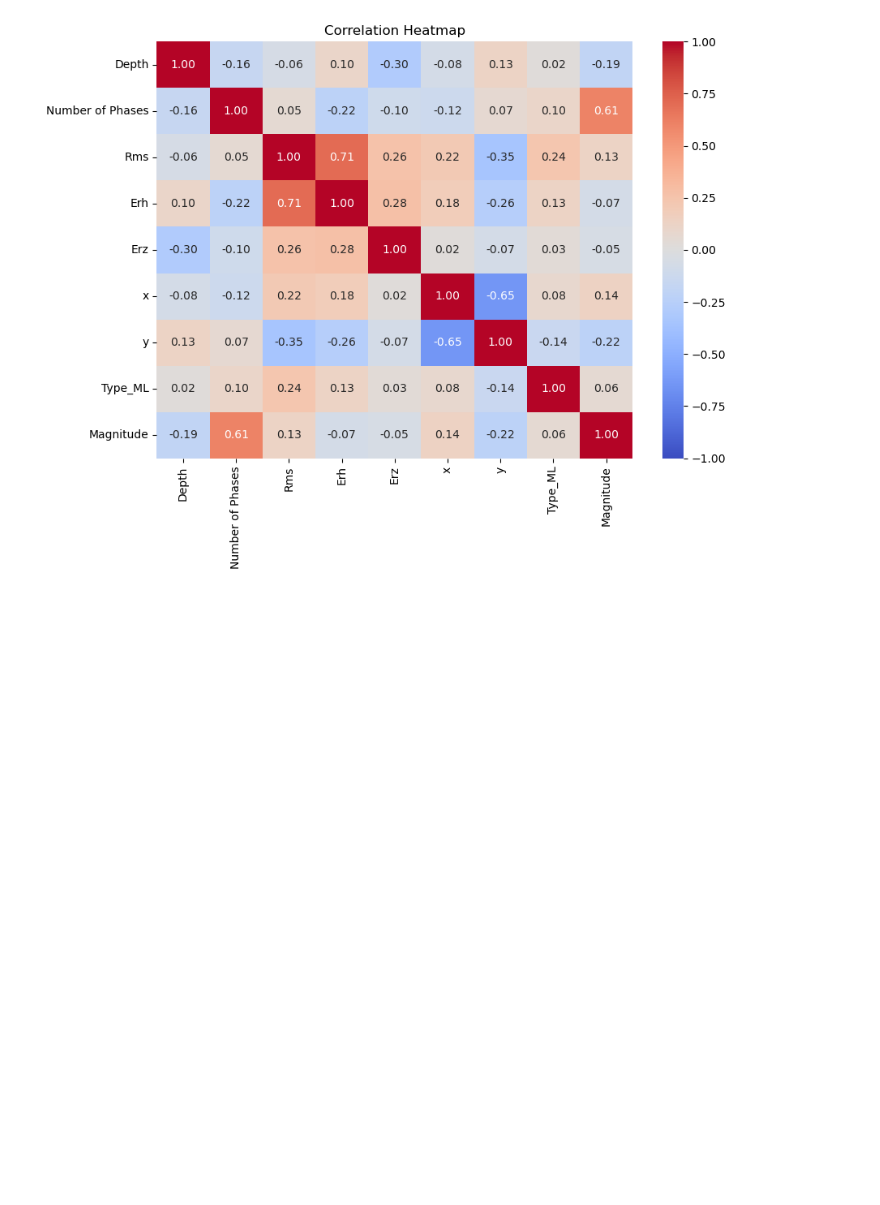
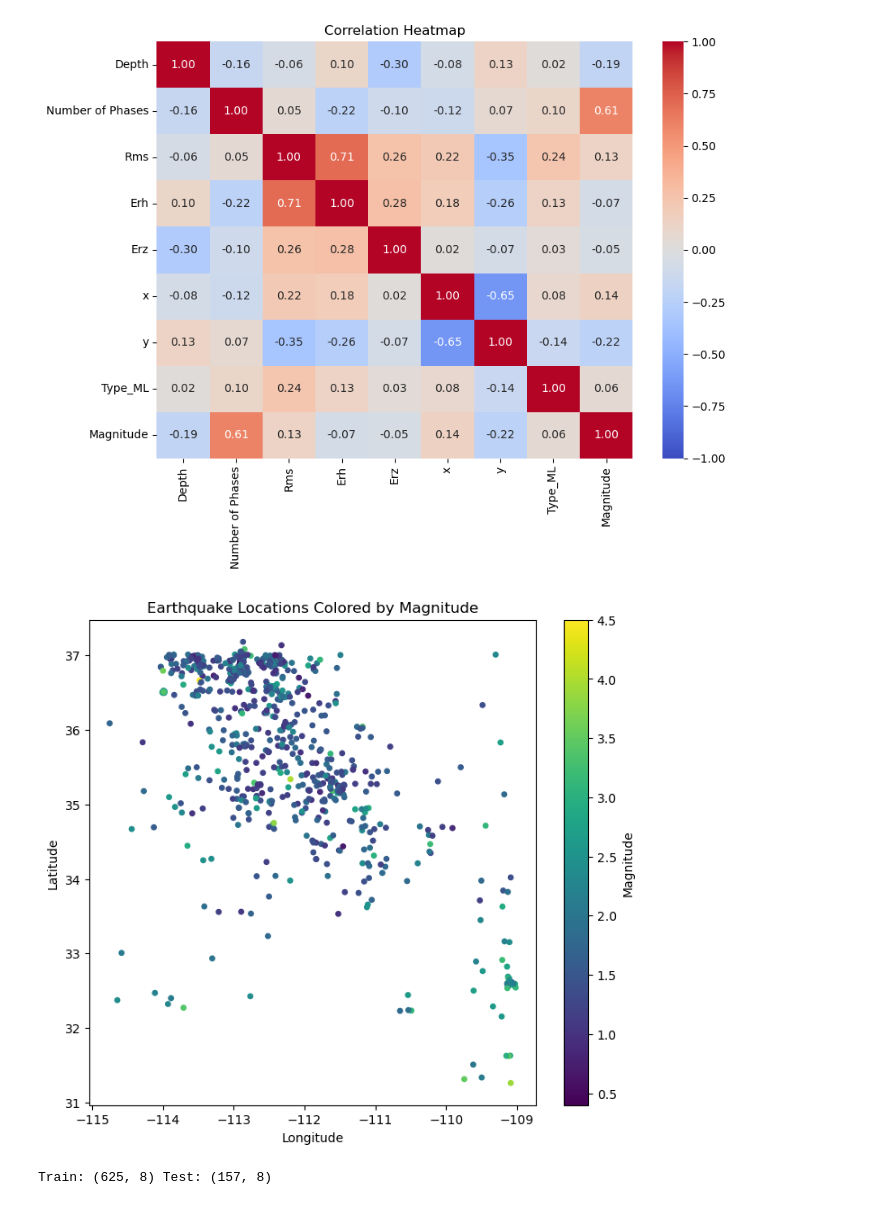
Before and after one commit to PTMA97/ISTA421_Final_Project, a Jupyter notebook: Final_Project_PaulAllen.ipynb, the cells around one changed output. Saved outputs shown, nothing was run; the diff lists cells and outputs as text; code cells hidden in the pictures; blank space fills up the shorter version.

Commit message:
Final Project Update: Linear Regression implemented, now to add Ridge

```diff
--- a/Final_Project_PaulAllen.ipynb
+++ b/Final_Project_PaulAllen.ipynb
@@ -201,3 +201,19 @@ plt.tight_layout()
 plt.show()
 # %% [output]
 [figure]
+# %%
+# Earthquake locations colored by magnitude
+plt.figure(figsize=(8, 7))
+
+sc = plt.scatter(dataset_clean["x"], dataset_clean["y"],
+                 c=dataset_clean["Magnitude"], s=15, cmap="viridis")
+
+plt.colorbar(sc, label="Magnitude")
+plt.xlabel("Longitude")
+plt.ylabel("Latitude")
+plt.title("Earthquake Locations Colored by Magnitude")
+plt.show()
+
+#Maybe find someway to download an outline of Arizona??
+# %% [output]
+[figure, added]
@@ -203,0 +222,17 @@ plt.show()
+# %%
+#Let's start with Linear/Ridge Regression
+
+# 80/20 split (with a fixed seed so results can be repeated)
+X_train, X_test, y_train, y_test = train_test_split(X, y, test_size=0.20, random_state=36)
+
+# Standardize using TRAIN stats only #Important for Ridge Regression, so it doesn't overly penalize large coefficients
+X_mean = X_train.mean(axis=0)
+X_std  = X_train.std(axis=0)
+X_std[X_std == 0] = 1.0   # safety in case any column is constant
+
+X_train_z = (X_train - X_mean) / X_std #(Original Value- training mean) / training Standard Deviation
+X_test_z  = (X_test  - X_mean) / X_std
+
+print("Train:", X_train_z.shape, "Test:", X_test_z.shape)
+# %% [output]
+Train: (625, 8) Test: (157, 8)
```
Also changed, not shown: parts of 5 cells of this notebook, 1 other file.
